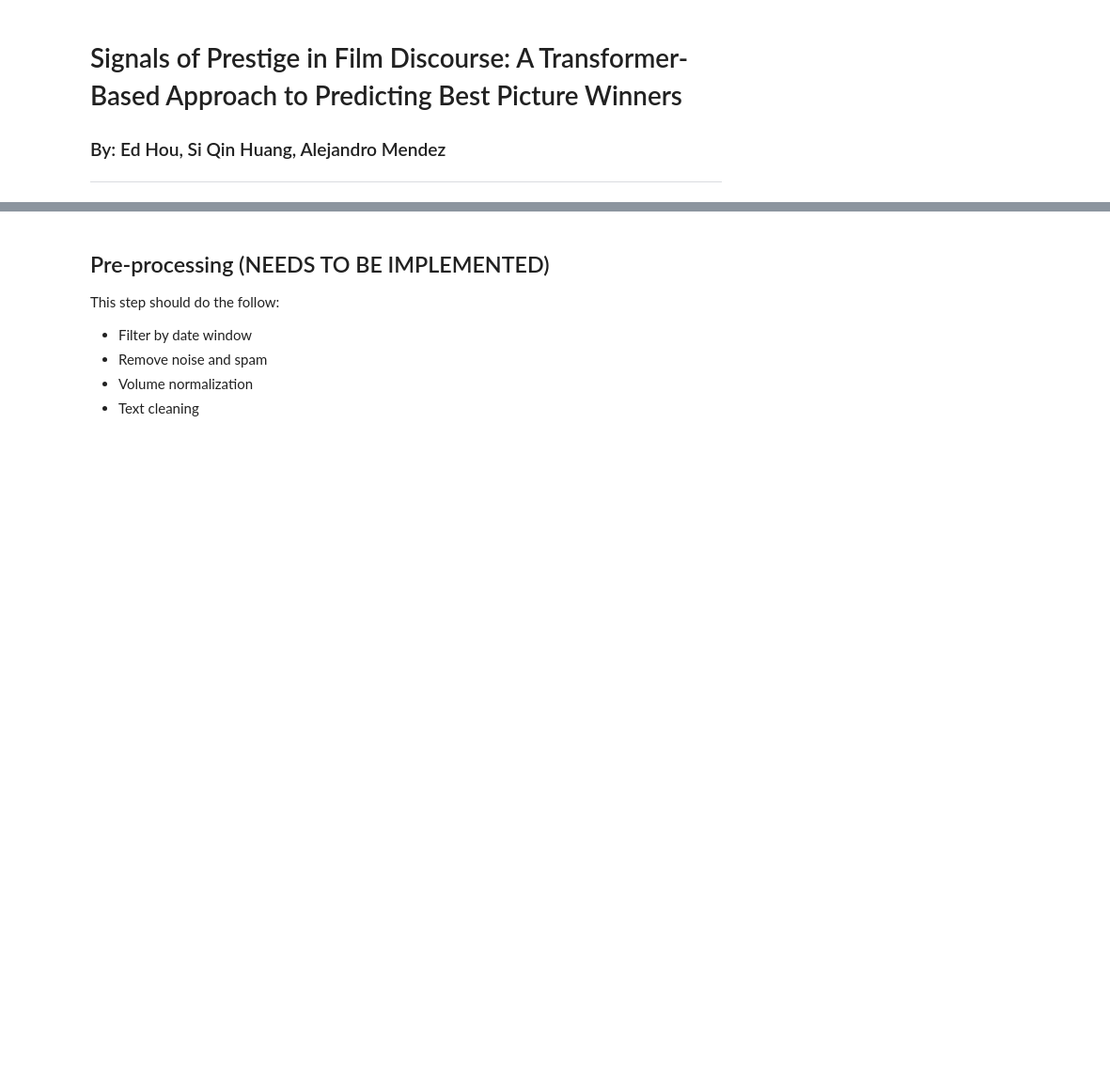
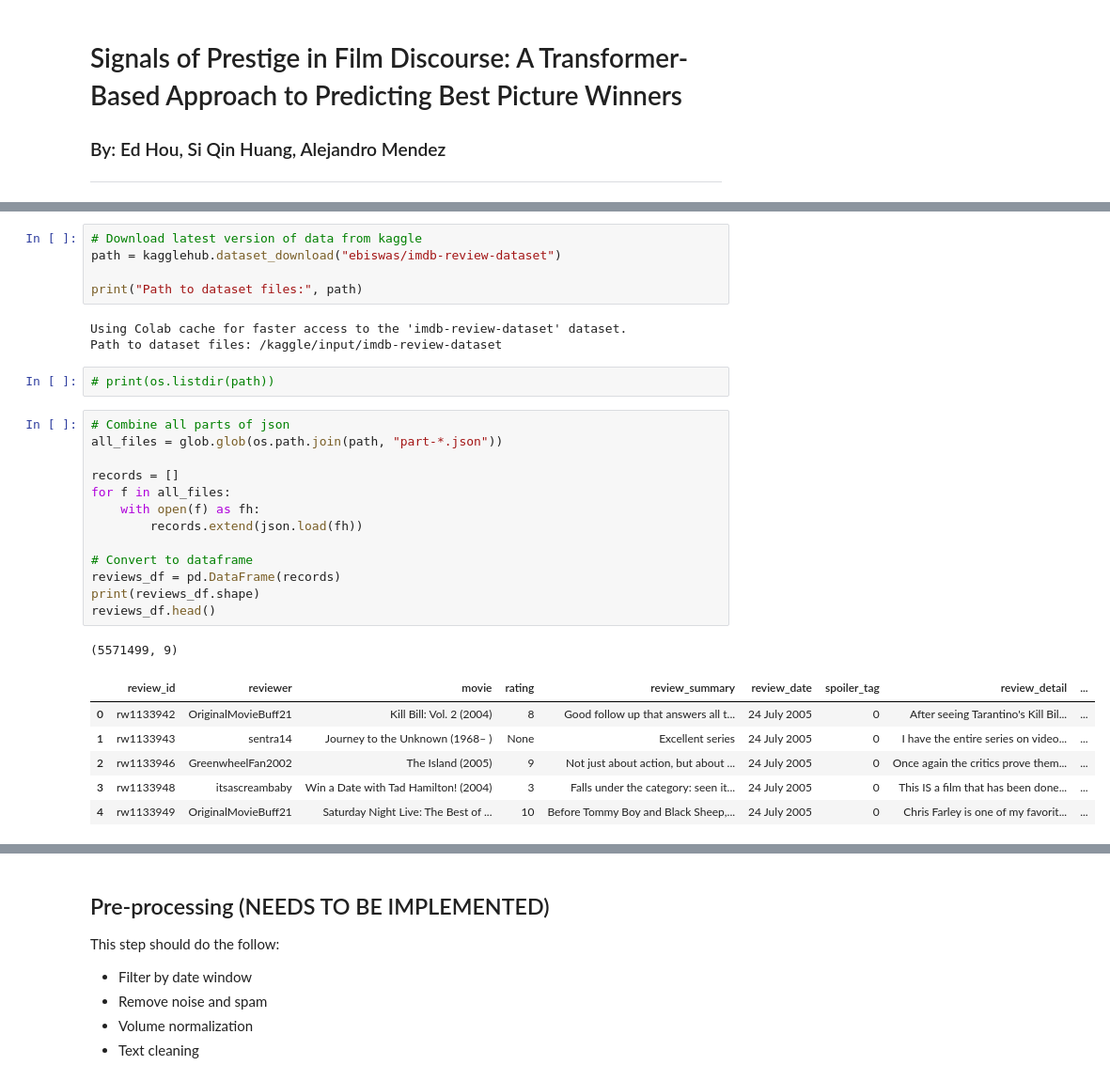
Before and after one commit to s-huang23/nlp-oscar-predictor, a Jupyter notebook: oscar_predictor.ipynb, the cells around one changed output, grey strips where cells are left out. Shown at 94% size. Saved outputs shown, nothing was run; the diff lists cells and outputs as text; blank space fills up the shorter version.

Commit message:
Setup iMDb dataset

```diff
--- a/oscar_predictor.ipynb
+++ b/oscar_predictor.ipynb
@@ -31,0 +65,31 @@ Load web-scraped reviews from Twitter and Metacritic
+# %%
+# Download latest version of data from kaggle
+path = kagglehub.dataset_download("ebiswas/imdb-review-dataset")
+
+print("Path to dataset files:", path)
+# %% [output]
+Using Colab cache for faster access to the 'imdb-review-dataset' dataset.
+Path to dataset files: /kaggle/input/imdb-review-dataset
+# %%
+# print(os.listdir(path))
+# %%
+# Combine all parts of json
+all_files = glob.glob(os.path.join(path, "part-*.json"))
+
+records = []
+for f in all_files:
+    with open(f) as fh:
+        records.extend(json.load(fh))
+
+# Convert to dataframe
+reviews_df = pd.DataFrame(records)
+print(reviews_df.shape)
+reviews_df.head()
+# %% [output]
+(5571499, 9)
+|  | review_id | reviewer | movie | rating | review_summary | review_date | spoiler_tag | review_detail | ... |
+| 0 | rw1133942 | OriginalMovieBuff21 | Kill Bill: Vol. 2 (2004) | 8 | Good follow up that answers all t... | 24 July 2005 | 0 | After seeing Tarantino's Kill Bil... | ... |
+| 1 | rw1133943 | sentra14 | Journey to the Unknown (1968– ) | None | Excellent series | 24 July 2005 | 0 | I have the entire series on video... | ... |
+| 2 | rw1133946 | GreenwheelFan2002 | The Island (2005) | 9 | Not just about action, but about ... | 24 July 2005 | 0 | Once again the critics prove them... | ... |
+| 3 | rw1133948 | itsascreambaby | Win a Date with Tad Hamilton! (2004) | 3 | Falls under the category: seen it... | 24 July 2005 | 0 | This IS a film that has been done... | ... |
+| 4 | rw1133949 | OriginalMovieBuff21 | Saturday Night Live: The Best of ... | 10 | Before Tommy Boy and Black Sheep,... | 24 July 2005 | 0 | Chris Farley is one of my favorit... | ... |
```
Also changed, not shown: parts of 11 cells of this notebook.
